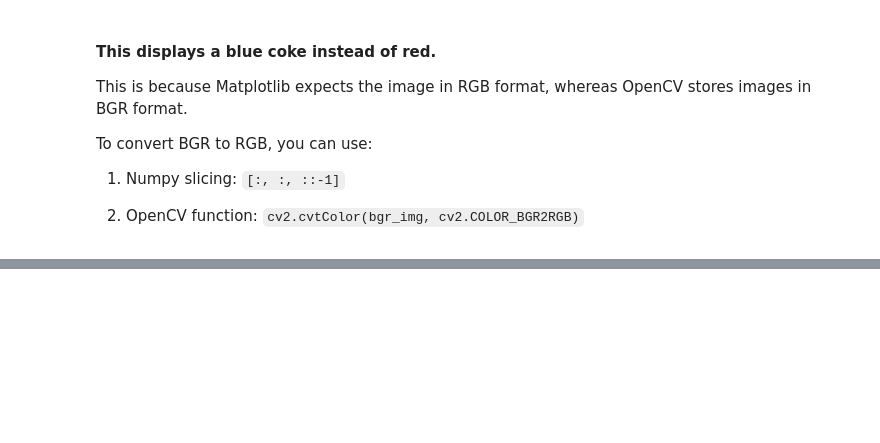
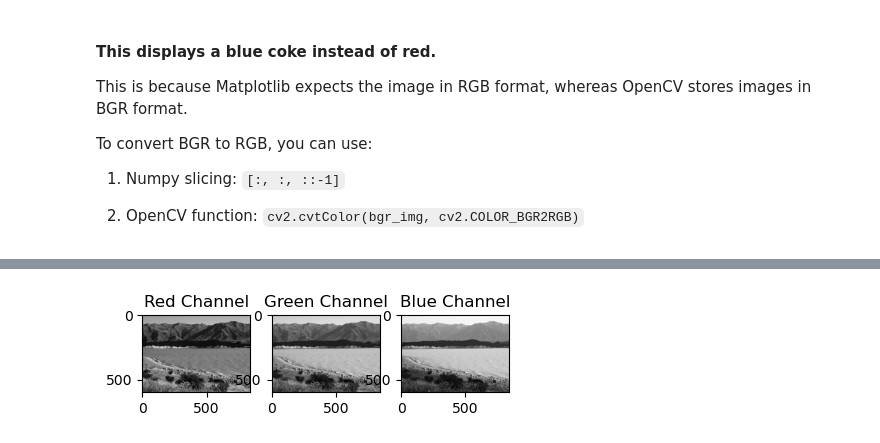
Before and after one commit to sierra-95/OpenCV, a Jupyter notebook: Introduction/introduction.ipynb, the cells around one changed output, grey strips where cells are left out. Cells and saved outputs as stored; diff of their text form; code cells hidden in the pictures; blank space fills up the shorter version.

```diff
--- a/Introduction/introduction.ipynb
+++ b/Introduction/introduction.ipynb
@@ -164,0 +188,8 @@ plt.show()
+# %%
+'''Displaying Channels individually'''
+plt.subplot(141);plt.imshow(r, cmap='grey');plt.title('Red Channel')
+plt.subplot(142);plt.imshow(g, cmap='grey');plt.title('Green Channel')
+plt.subplot(143);plt.imshow(b, cmap='grey');plt.title('Blue Channel')
+plt.show()
+# %% [output]
+[figure, added]
```
Also changed, not shown: parts of 15 cells of this notebook, 1 other file.
